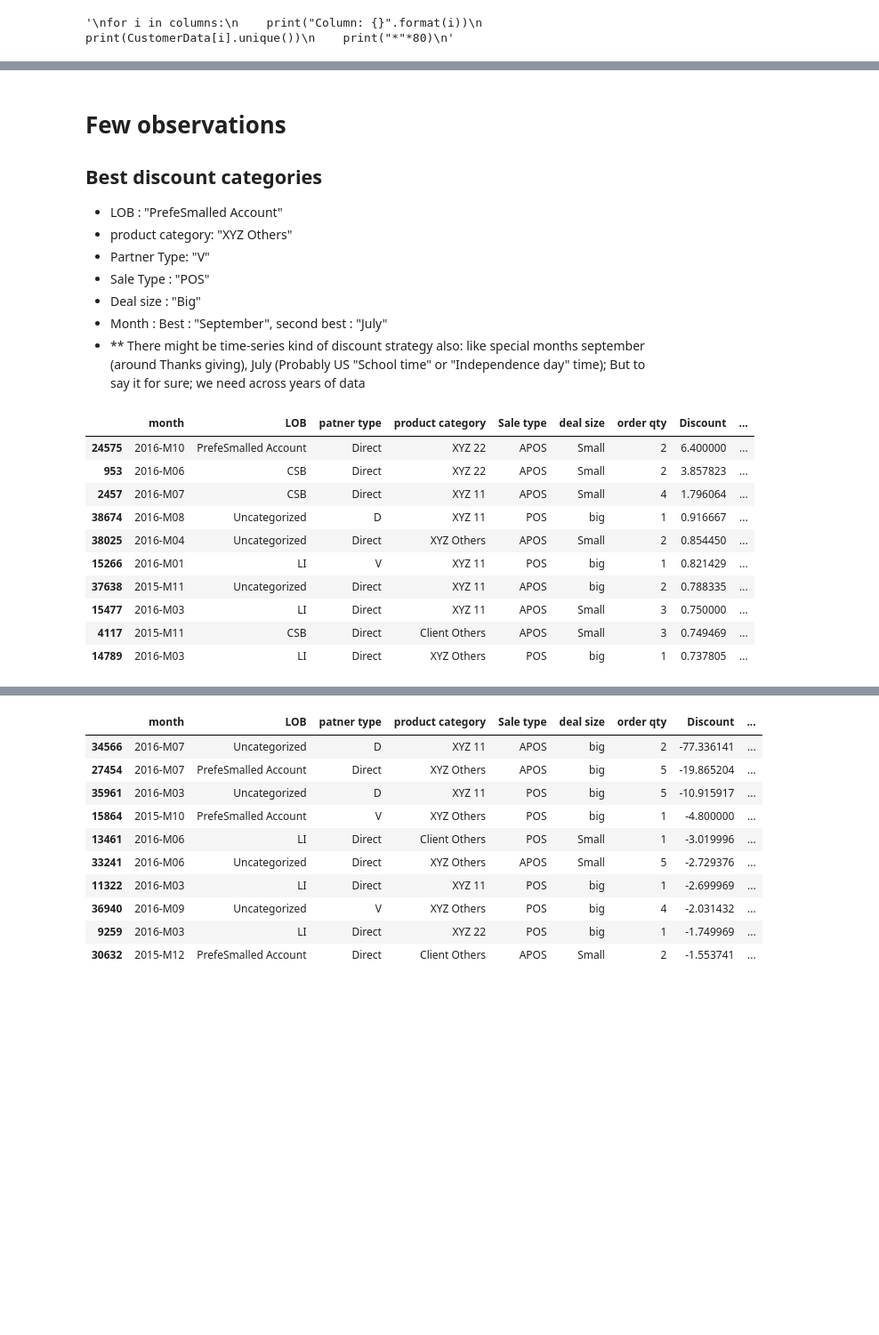
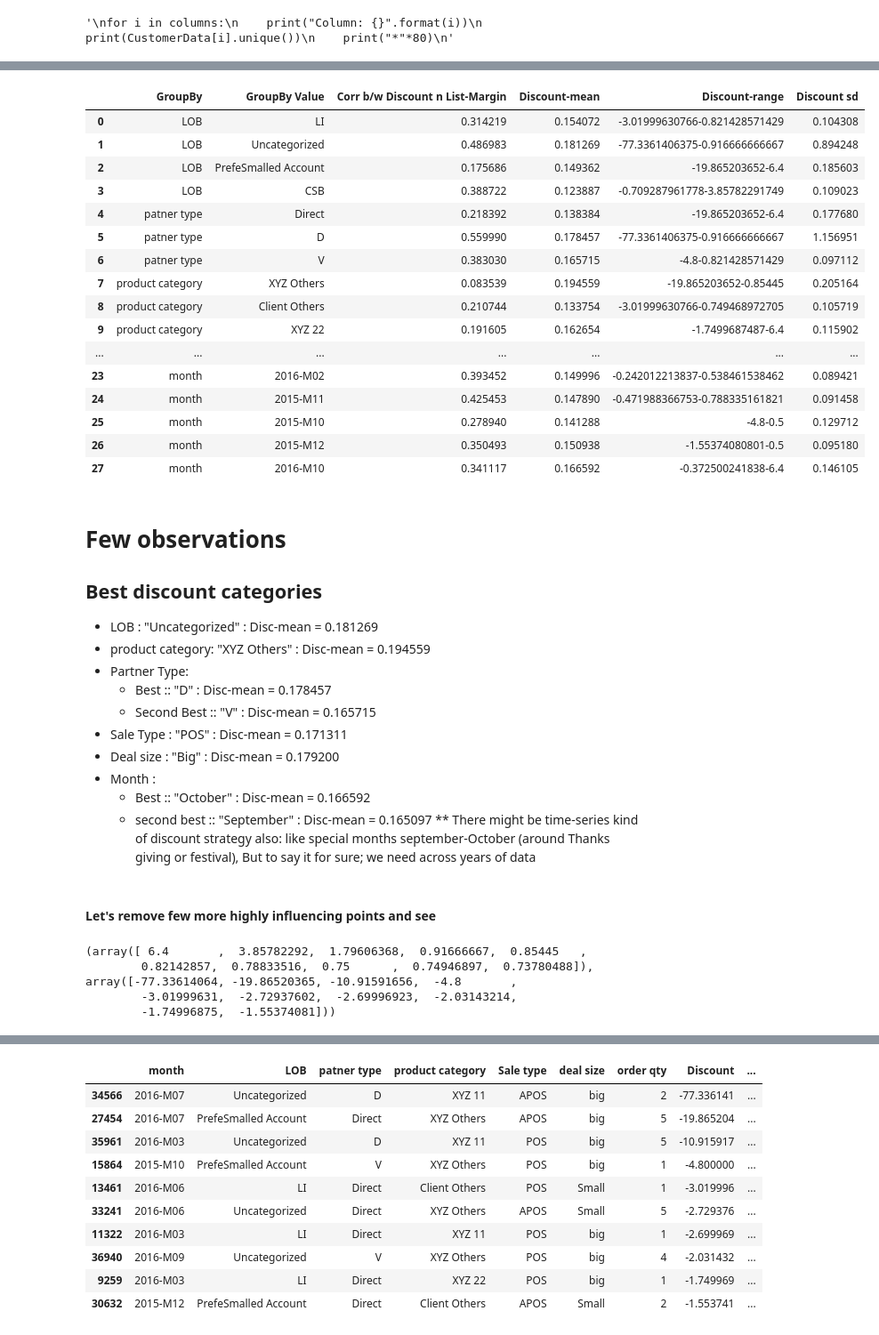
Before and after one commit to sahilmakkar1983/PocAndTrials, a Jupyter notebook: trials/python/Product_discount_analysis.ipynb, the cells around one changed output, grey strips where cells are left out. Shown at 89% size. Cells and saved outputs as stored; diff of their text form; code cells hidden in the pictures; blank space fills up the shorter version.

```diff
--- a/trials/python/Product_discount_analysis.ipynb
+++ b/trials/python/Product_discount_analysis.ipynb
@@ -290,24 +271,53 @@ writer.save()
+# %%
+corrInVarGroupByCases
+# %% [output]
+|  | GroupBy | GroupBy Value | Corr b/w Discount n List-Margin | Discount-mean | Discount-range | Discount sd |
+| 0 | LOB | LI | 0.314219 | 0.154072 | -3.01999630766-0.821428571429 | 0.104308 |
+| 1 | LOB | Uncategorized | 0.486983 | 0.181269 | -77.3361406375-0.916666666667 | 0.894248 |
+| 2 | LOB | PrefeSmalled Account | 0.175686 | 0.149362 | -19.865203652-6.4 | 0.185603 |
+| 3 | LOB | CSB | 0.388722 | 0.123887 | -0.709287961778-3.85782291749 | 0.109023 |
+| 4 | patner type | Direct | 0.218392 | 0.138384 | -19.865203652-6.4 | 0.177680 |
+| 5 | patner type | D | 0.559990 | 0.178457 | -77.3361406375-0.916666666667 | 1.156951 |
+| 6 | patner type | V | 0.383030 | 0.165715 | -4.8-0.821428571429 | 0.097112 |
+| 7 | product category | XYZ Others | 0.083539 | 0.194559 | -19.865203652-0.85445 | 0.205164 |
+| 8 | product category | Client Others | 0.210744 | 0.133754 | -3.01999630766-0.749468972705 | 0.105719 |
+| 9 | product category | XYZ 22 | 0.191605 | 0.162654 | -1.7499687487-6.4 | 0.115902 |
+| ... | ... | ... | ... | ... | ... | ... |
+| 23 | month | 2016-M02 | 0.393452 | 0.149996 | -0.242012213837-0.538461538462 | 0.089421 |
+| 24 | month | 2015-M11 | 0.425453 | 0.147890 | -0.471988366753-0.788335161821 | 0.091458 |
+| 25 | month | 2015-M10 | 0.278940 | 0.141288 | -4.8-0.5 | 0.129712 |
+| 26 | month | 2015-M12 | 0.350493 | 0.150938 | -1.55374080801-0.5 | 0.095180 |
+| 27 | month | 2016-M10 | 0.341117 | 0.166592 | -0.372500241838-6.4 | 0.146105 |
 # %% [markdown]
 # Few observations
 ## Best discount categories
-* LOB : "PrefeSmalled Account"
-* product category: "XYZ Others"
-* Partner Type: "V"
-* Sale Type : "POS"
-* Deal size : "Big"
-* Month : Best : "September", second best : "July"
-* ** There might be time-series kind of discount strategy also: like special months september (around Thanks giving), July (Probably US "School time" or "Independence day" time); But to say it for sure; we need across years of data
+* LOB :                "Uncategorized" : Disc-mean = 0.181269
+* product category:    "XYZ Others"    : Disc-mean = 0.194559
+* Partner Type:
+  * Best        ::     "D"             : Disc-mean = 0.178457
+  * Second Best ::     "V"             : Disc-mean = 0.165715
+* Sale Type :          "POS"           : Disc-mean = 0.171311
+* Deal size :          "Big"           : Disc-mean = 0.179200
+* Month :
+  * Best        ::     "October"       : Disc-mean = 0.166592
+  * second best ::     "September"     : Disc-mean = 0.165097
+  ** There might be time-series kind of discount strategy also: like special months september-October (around Thanks giving or festival),  But to say it for sure; we need across years of data
-# %%
-CustomerDataTemp.sort_values(by=['Discount'],ascending=False).head(10)
-# %% [output]
-|  | month | LOB | patner type | product category | Sale type | deal size | order qty | Discount | ... |
-| 24575 | 2016-M10 | PrefeSmalled Account | Direct | XYZ 22 | APOS | Small | 2 | 6.400000 | ... |
-| 953 | 2016-M06 | CSB | Direct | XYZ 22 | APOS | Small | 2 | 3.857823 | ... |
-| 2457 | 2016-M07 | CSB | Direct | XYZ 11 | APOS | Small | 4 | 1.796064 | ... |
-| 38674 | 2016-M08 | Uncategorized | D | XYZ 11 | POS | big | 1 | 0.916667 | ... |
-| 38025 | 2016-M04 | Uncategorized | Direct | XYZ Others | APOS | Small | 2 | 0.854450 | ... |
-| 15266 | 2016-M01 | LI | V | XYZ 11 | POS | big | 1 | 0.821429 | ... |
-| 37638 | 2015-M11 | Uncategorized | Direct | XYZ 11 | APOS | big | 2 | 0.788335 | ... |
-| 15477 | 2016-M03 | LI | Direct | XYZ 11 | APOS | Small | 3 | 0.750000 | ... |
-| 4117 | 2015-M11 | CSB | Direct | Client Others | APOS | Small | 3 | 0.749469 | ... |
-| 14789 | 2016-M03 | LI | Direct | XYZ Others | POS | big | 1 | 0.737805 | ... |
+# %% [markdown]
+#### Let's remove few more highly influencing points and see
+# %%
+#CustomerDataTemp.sort_values(by=['Discount'],ascending=False).head(10)
+_a = CustomerDataTemp.sort_values(by=['Discount'],ascending=False)['Discount'].head(10).values
+_b = CustomerDataTemp.sort_values(by=['Discount'],ascending=True)['Discount'].head(10).values
+# Remove it : it is too high
+
+CustomerDataWOHighInfluencePts = CustomerDataTemp.copy()
+print (_a,_b)
+CustomerDataWOHighInfluencePts = CustomerDataTemp[-CustomerDataTemp['Discount'].isin(_a)]
+CustomerDataWOHighInfluencePts = CustomerDataWOHighInfluencePts[-CustomerDataWOHighInfluencePts['Discount'].isin(_b)]
+
+CustomerDataWOHighInfluencePts.reset_index(drop=True,inplace=True)
+# %% [output]
+(array([ 6.4       ,  3.85782292,  1.79606368,  0.91666667,  0.85445   ,
+        0.82142857,  0.78833516,  0.75      ,  0.74946897,  0.73780488]), array([-77.33614064, -19.86520365, -10.91591656,  -4.8       ,
+        -3.01999631,  -2.72937602,  -2.69996923,  -2.03143214,
+        -1.74996875,  -1.55374081]))
```
Also changed, not shown: parts of 20 cells of this notebook.
